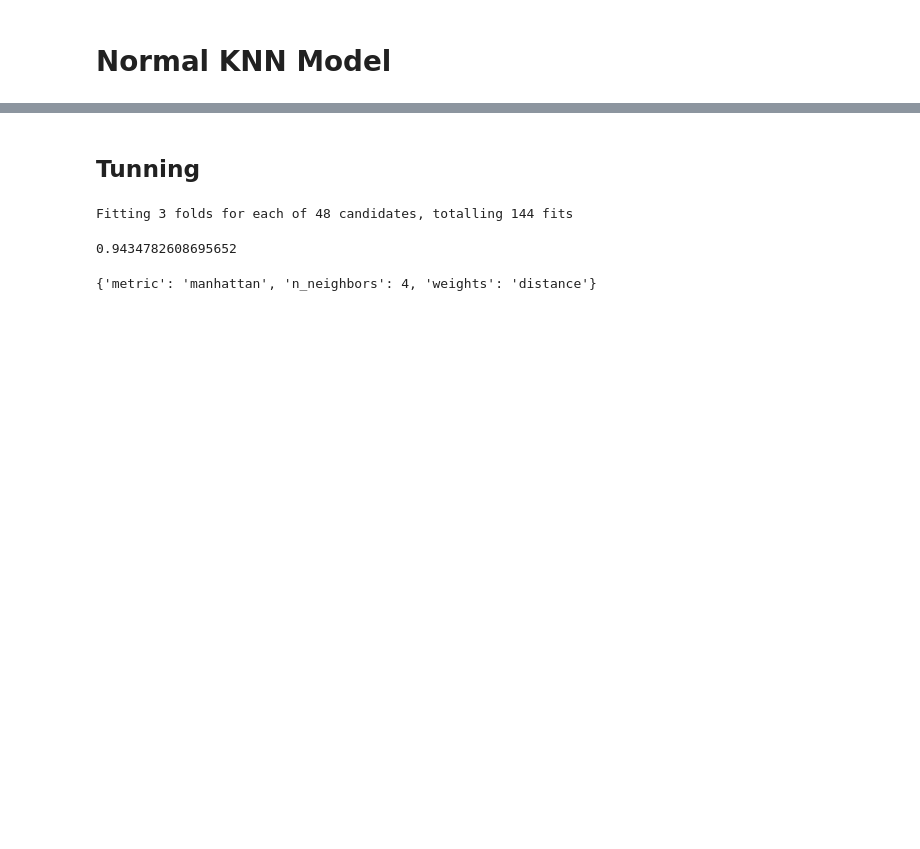
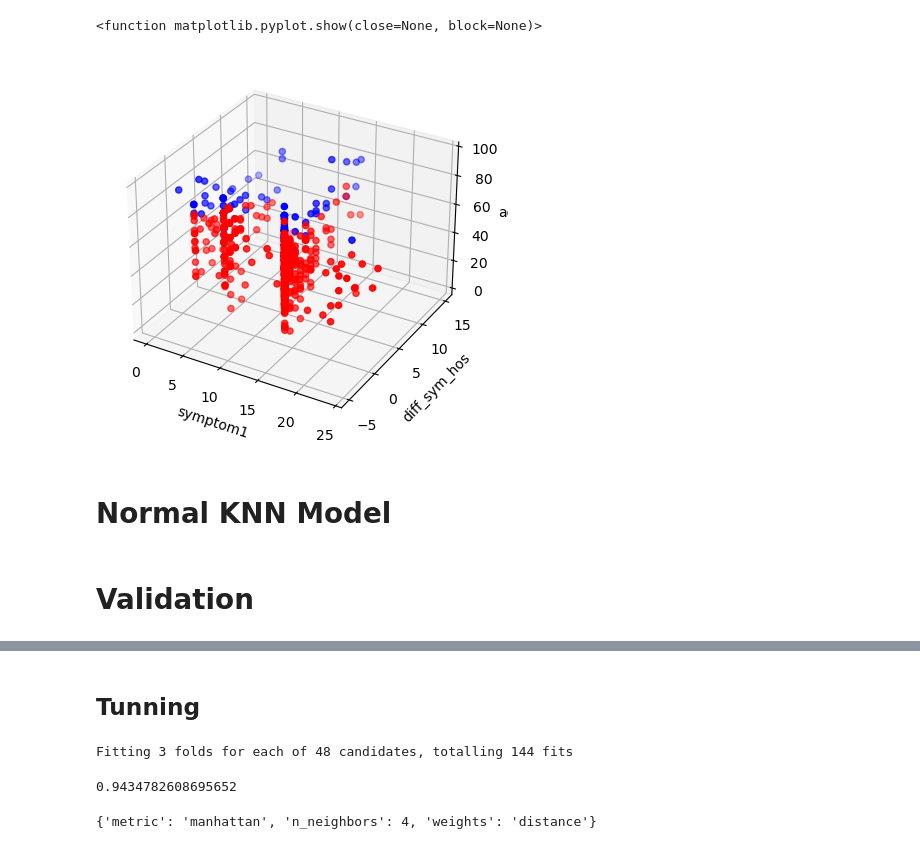
Before and after one commit to mahgob601/MachineLearning-Project, a Jupyter notebook: KNN.ipynb, the cells around one changed output, grey strips where cells are left out. Drawn from its saved outputs; the diff is of its cells as text; code cells hidden in the pictures; blank space fills up the shorter version.

```diff
--- a/KNN.ipynb
+++ b/KNN.ipynb
@@ -23,3 +46,23 @@ df.head()
+# %%
+df.head()
+real_df= df.drop('Unnamed: 0', axis=1)
+
+class1_df = real_df[real_df["result"] == 0]
+class2_df = real_df[real_df["result"] == 1]
+
+# plotting a 4d scatter plot where the 4th dimension is represented with a different color, red = death
+# blue = no death, 3d are: symptom3, country, age because of their strong correlation (check the heatmap)
+fig1 = plt.figure(figsize=plt.figaspect(0.5))
+ax1 = fig1.add_subplot(projection='3d')
+ax1.set_xlabel("symptom1")
+ax1.set_ylabel("diff_sym_hos")
+ax1.set_zlabel("age")
+ax1.scatter3D(class1_df["symptom1"], class1_df["diff_sym_hos"], class1_df["age"], color="red")
+ax1.scatter3D(class2_df["symptom1"], class2_df["diff_sym_hos"], class2_df["age"], color="blue")
+plt.show
+# %% [output]
+<function matplotlib.pyplot.show(close=None, block=None)>
+[figure, added]
 # %% [markdown]
 # Normal KNN Model
 # %%
@@ -34 +79,3 @@ y_pred= classifier.predict(x_test)
+# %% [markdown]
+# Validation
 # %%
```
Also changed, not shown: parts of 41 cells of this notebook.
